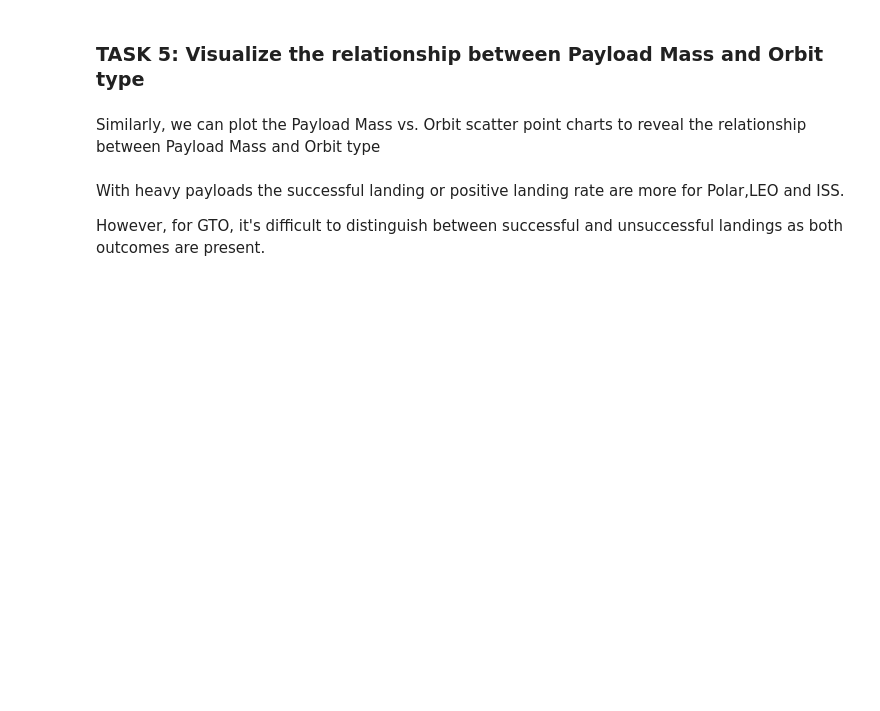
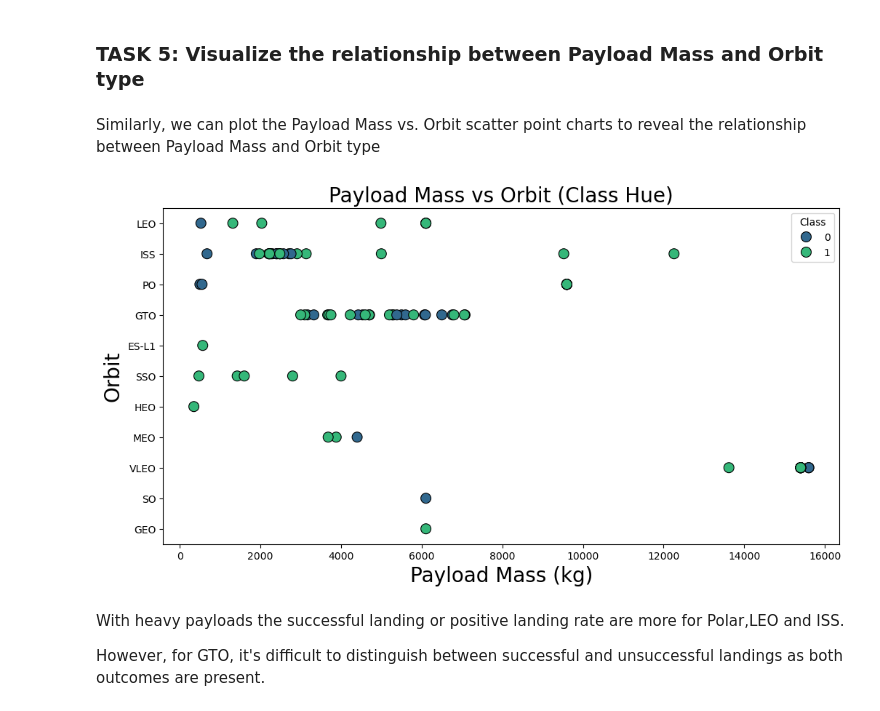
Before and after one commit to pibeardontcare/rockets, a Jupyter notebook: edadataviz.ipynb, the cells around one changed output. Saved outputs shown, nothing was run; the diff lists cells and outputs as text; code cells hidden in the pictures; blank space fills up the shorter version.

```diff
--- a/edadataviz.ipynb
+++ b/edadataviz.ipynb
@@ -198,3 +198,26 @@ Similarly, we can plot the Payload Mass vs. Orbit scatter point charts to reveal
+# %%
+# Plot a scatter point chart with x axis to be Payload Mass and y axis to be the Orbit, and hue to be the class value
+
+import seaborn as sns
+import matplotlib.pyplot as plt
+
+# Ensure 'Class' and 'PayloadMass' are numeric
+df["Class"] = pd.to_numeric(df["Class"], errors="coerce")
+df["PayloadMass"] = pd.to_numeric(df["PayloadMass"], errors="coerce")
+
+# Create scatter plot using seaborn
+plt.figure(figsize=(12, 6))
+sns.scatterplot(x="PayloadMass", y="Orbit", hue="Class", data=df, palette="viridis", s=100, edgecolor="black")
+
+# Labels and title
+plt.xlabel("Payload Mass (kg)", fontsize=20)
+plt.ylabel("Orbit", fontsize=20)
+plt.title("Payload Mass vs Orbit (Class Hue)", fontsize=20)
+
+# Show plot in Jupyter Notebook
+plt.show()
+# %% [output]
+[figure, added]
 # %% [markdown]
 With heavy payloads the successful landing or positive landing rate are more for Polar,LEO and ISS.
 
```
Also changed, not shown: parts of 6 cells of this notebook, 8 other files.
